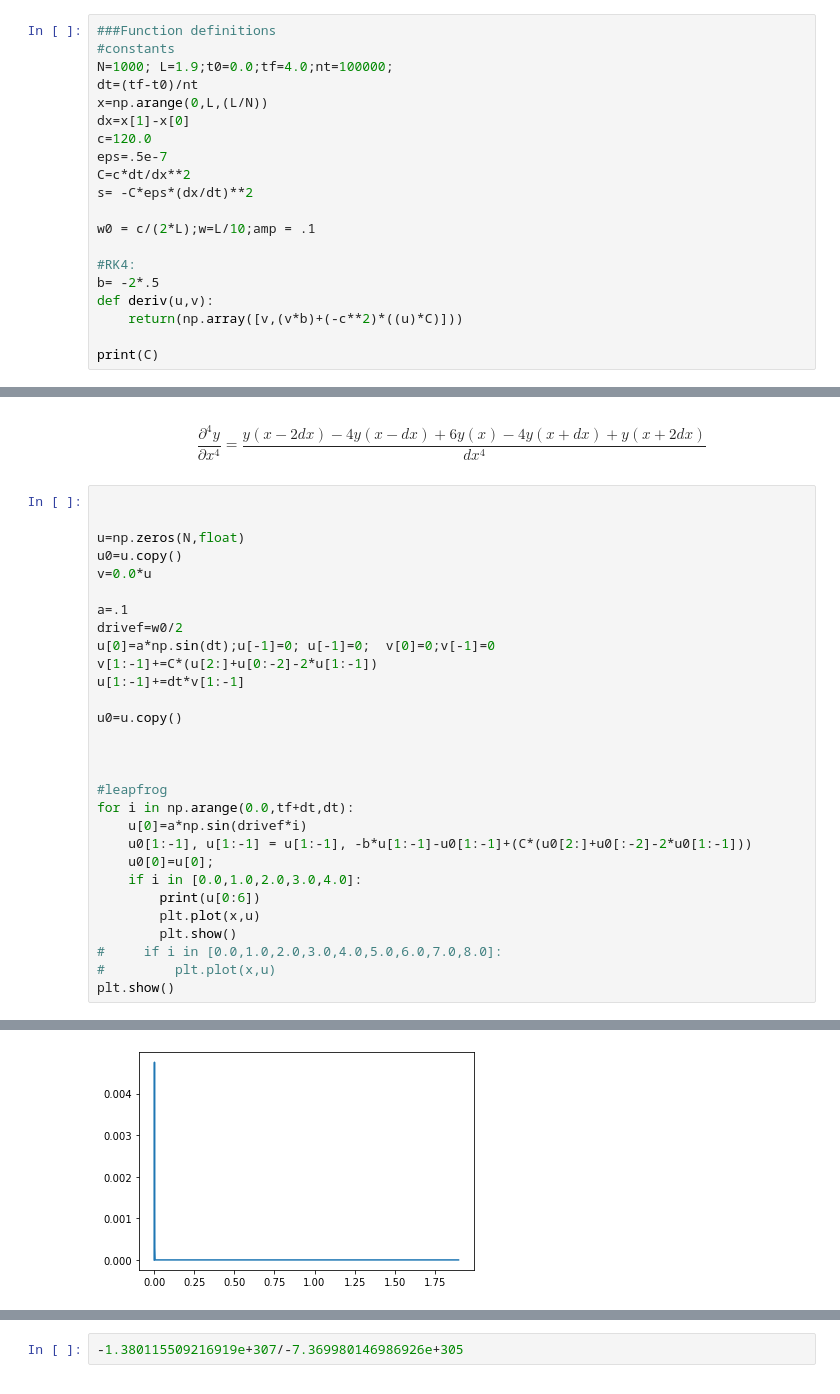
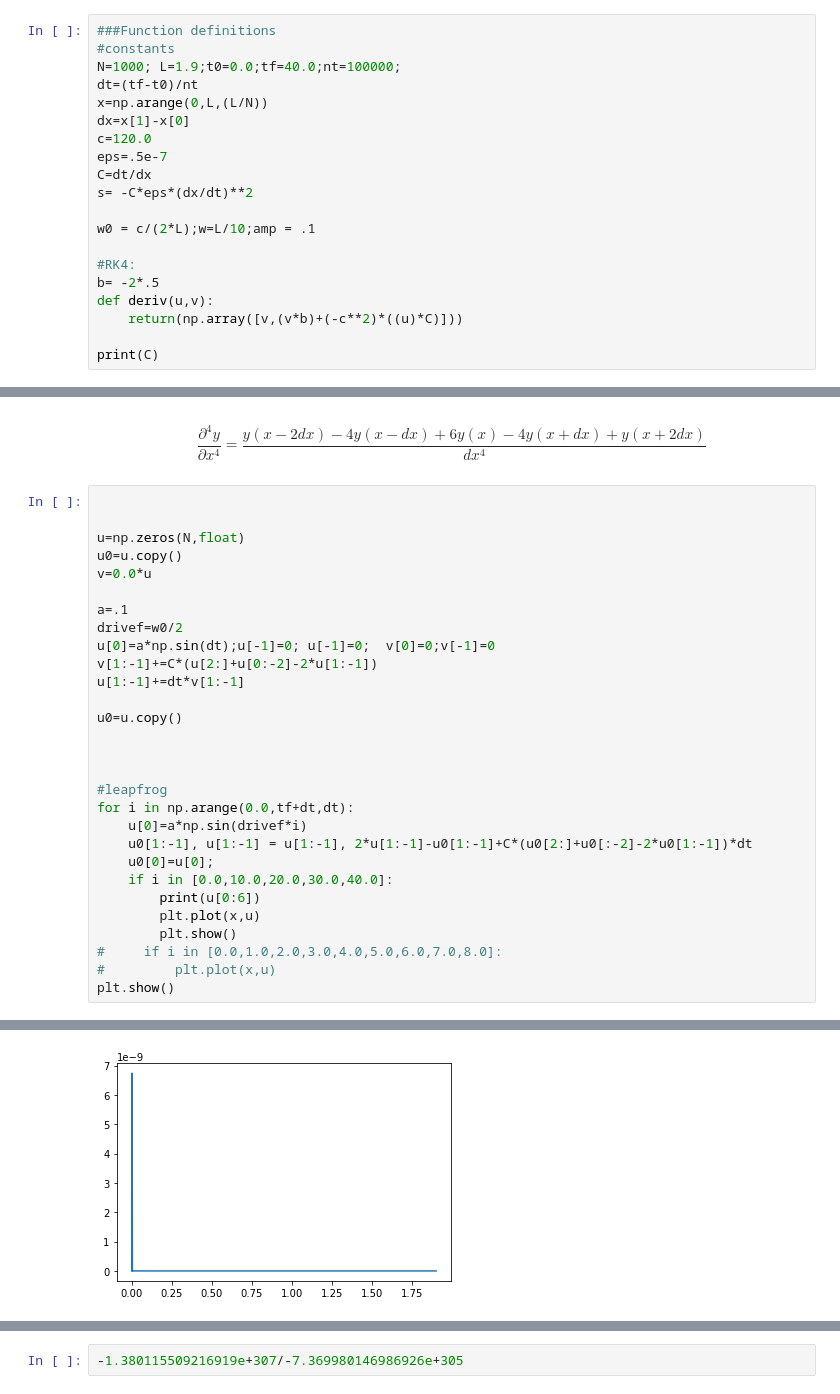
Before and after one commit to cousonian/Project2, a Jupyter notebook: Project 2.ipynb, the cells around one changed output, grey strips where cells are left out. Cells and saved outputs as stored; diff of their text form.

```diff
--- a/Project 2.ipynb
+++ b/Project 2.ipynb
@@ -16,13 +16,13 @@ import matplotlib.animation as ani
 # %%
 ###Function definitions
 #constants
-N=1000; L=1.9;t0=0.0;tf=4.0;nt=100000;
+N=1000; L=1.9;t0=0.0;tf=40.0;nt=100000;
 dt=(tf-t0)/nt
 x=np.arange(0,L,(L/N))
 dx=x[1]-x[0]
 c=120.0
 eps=.5e-7
-C=c*dt/dx**2
+C=dt/dx
 s= -C*eps*(dx/dt)**2
 
 w0 = c/(2*L);w=L/10;amp = .1
@@ -59,9 +59,9 @@ u0=u.copy()
 #leapfrog
 for i in np.arange(0.0,tf+dt,dt):
     u[0]=a*np.sin(drivef*i)
-    u0[1:-1], u[1:-1] = u[1:-1], -b*u[1:-1]-u0[1:-1]+(C*(u0[2:]+u0[:-2]-2*u0[1:-1]))
+    u0[1:-1], u[1:-1] = u[1:-1], 2*u[1:-1]-u0[1:-1]+C*(u0[2:]+u0[:-2]-2*u0[1:-1])*dt
     u0[0]=u[0];
-    if i in [0.0,1.0,2.0,3.0,4.0]:
+    if i in [0.0,10.0,20.0,30.0,40.0]:
         print(u[0:6])
         plt.plot(x,u)
         plt.show()
@@ -73 +74 @@ plt.show()
-[figure, old version]
+[figure, new version]
```
Also changed, not shown: parts of 2 cells of this notebook.
